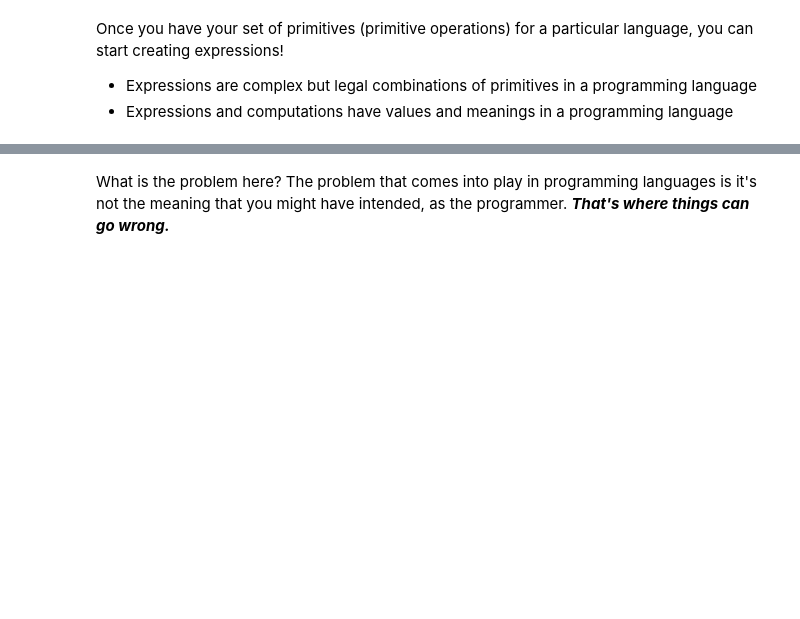
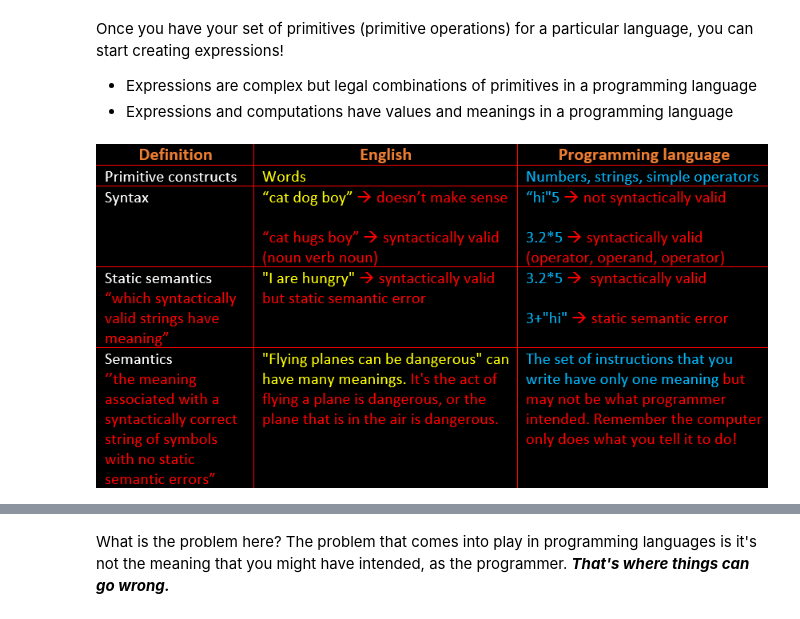
Before and after one commit to eashahabib/Foundation-Course, a Jupyter notebook: Chapter 1. Programming/Module 0. Programming I/1.0.0. What is computation.ipynb, the cells around one changed output, grey strips where cells are left out. Cells and saved outputs as stored; diff of their text form; code cells hidden in the pictures; blank space fills up the shorter version.

```diff
--- a/Chapter 1. Programming/Module 0. Programming I/1.0.0. What is computation.ipynb
+++ b/Chapter 1. Programming/Module 0. Programming I/1.0.0. What is computation.ipynb
@@ -81,4 +97,9 @@ What are the basic primitives?
 Once you have your set of primitives (primitive operations) for a particular language, you can start creating expressions!
 * Expressions are complex but legal combinations of primitives in a programming language
 * Expressions and computations have values and meanings in a programming language
+# %%
+# aspects
+display(Image(filename='images/syntax.png', embed=True))
+# %% [output]
+[figure, added]
 # %% [markdown]
```
Also changed, not shown: parts of 16 cells of this notebook.
